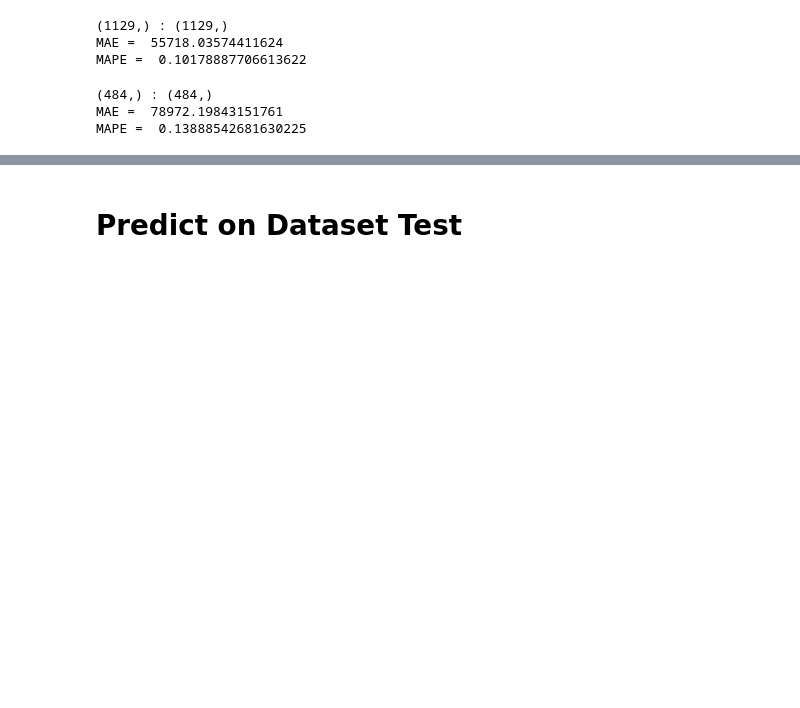
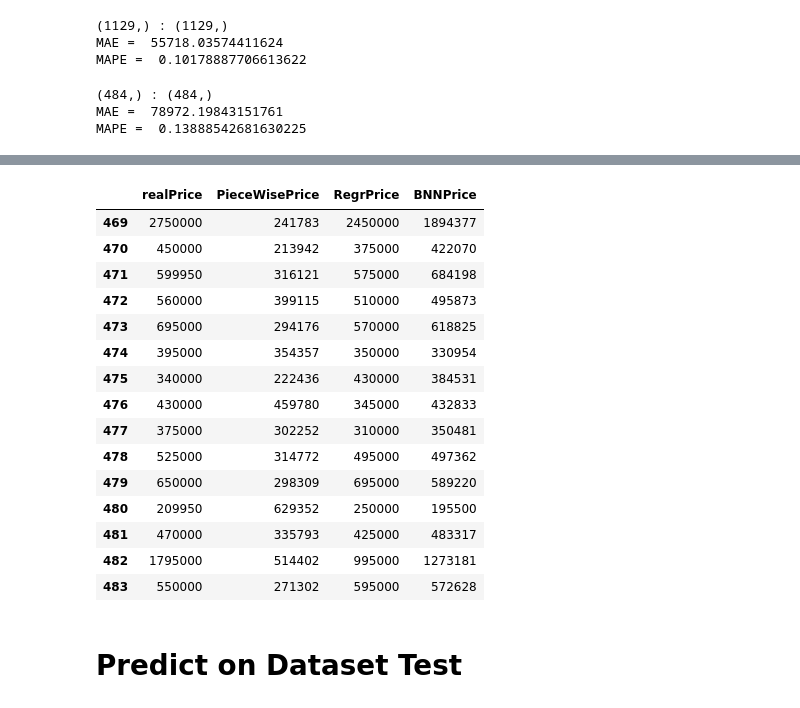
Before and after one commit to aoudjit/aoudjit, a Jupyter notebook: ET5003_KaggleCompetition_Aziz_AOUDJIT_20201281.ipynb, the cells around one changed output, grey strips where cells are left out. Cells and saved outputs as stored; diff of their text form; code cells hidden in the pictures; blank space fills up the shorter version.

```diff
--- a/ET5003_KaggleCompetition_Aziz_AOUDJIT_20201281.ipynb
+++ b/ET5003_KaggleCompetition_Aziz_AOUDJIT_20201281.ipynb
@@ -1146,3 +1172,22 @@ MAPE =  0.13888542681630225
+# %%
+summary.tail(15)
+# %% [output]
+|  | realPrice | PieceWisePrice | RegrPrice | BNNPrice |
+| 469 | 2750000 | 241783 | 2450000 | 1894377 |
+| 470 | 450000 | 213942 | 375000 | 422070 |
+| 471 | 599950 | 316121 | 575000 | 684198 |
+| 472 | 560000 | 399115 | 510000 | 495873 |
+| 473 | 695000 | 294176 | 570000 | 618825 |
+| 474 | 395000 | 354357 | 350000 | 330954 |
+| 475 | 340000 | 222436 | 430000 | 384531 |
+| 476 | 430000 | 459780 | 345000 | 432833 |
+| 477 | 375000 | 302252 | 310000 | 350481 |
+| 478 | 525000 | 314772 | 495000 | 497362 |
+| 479 | 650000 | 298309 | 695000 | 589220 |
+| 480 | 209950 | 629352 | 250000 | 195500 |
+| 481 | 470000 | 335793 | 425000 | 483317 |
+| 482 | 1795000 | 514402 | 995000 | 1273181 |
+| 483 | 550000 | 271302 | 595000 | 572628 |
 # %% [markdown]
 # Predict on Dataset Test
 # %%
```
Also changed, not shown: parts of 5 cells of this notebook.
